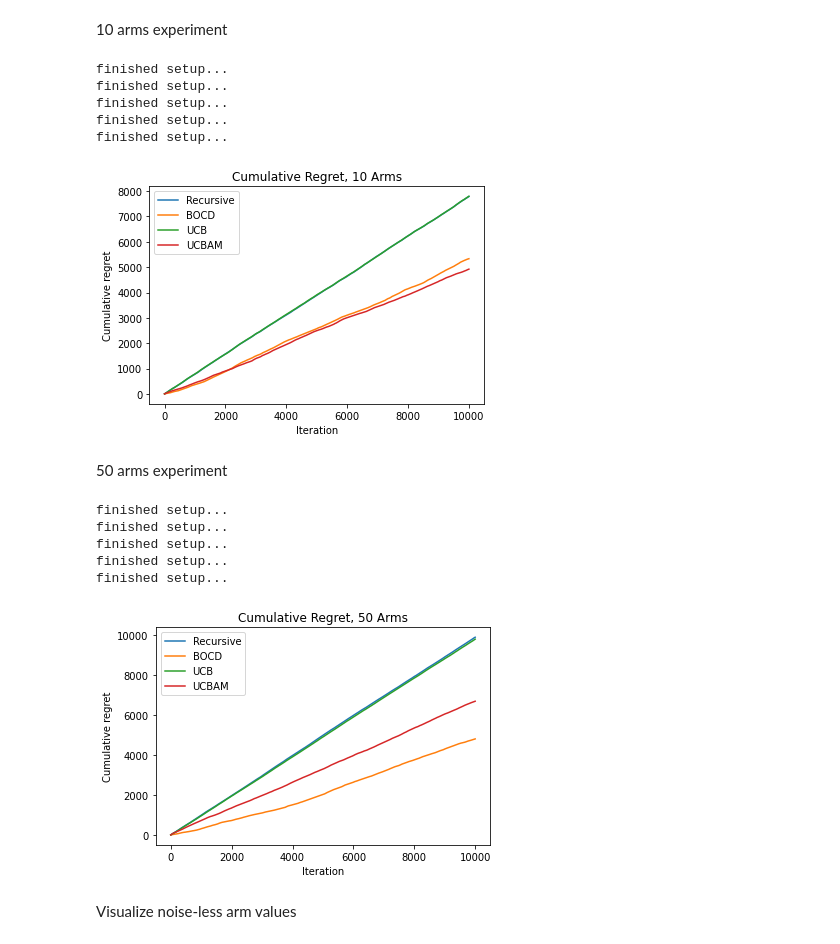
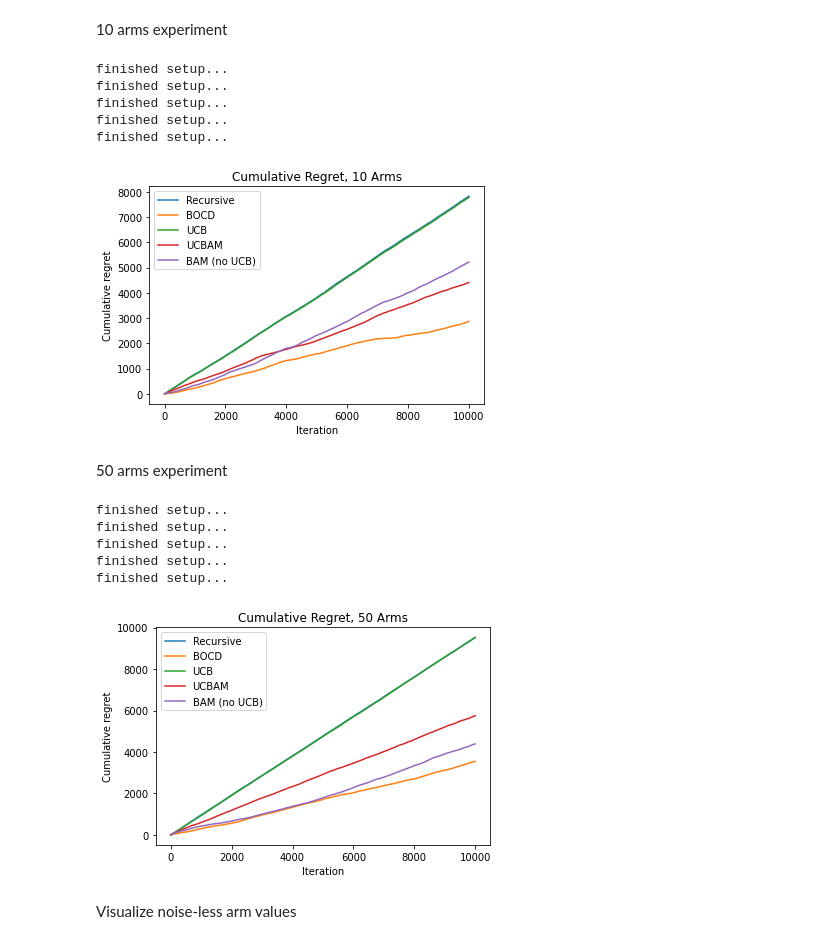
Before and after one commit to jfei3339/BAM-Experiments, a Jupyter notebook: experiment_2.ipynb, the cells around one changed output. Cells and saved outputs as stored; diff of their text form; code cells hidden in the pictures.

```diff
--- a/experiment_2.ipynb
+++ b/experiment_2.ipynb
@@ -115,20 +115,20 @@ UCB
 # %%
 def UCB(num_arms, time_steps, maxes, all_arms):
     arm_uses = [0.0000000001 for _ in range(num_arms)]
-    arm_avgs = [0 for _ in range(num_arms)]
+    arm_means = [0 for _ in range(num_arms)]
     regret = [0 for _ in range(time_steps + 1)]
     for t in range(1, time_steps + 1):
 
         # choose best arm
         confidence = (1 + t*(np.log(t)**2))
-        A = arm_avgs + confidence * np.sqrt(np.log(t) / arm_uses)
+        A = arm_means + confidence * np.sqrt(np.log(t) / arm_uses)
 
         # choose best arm
         arm_idx = np.argmax(A)
         arm_uses[arm_idx] += 1
-        n = arm_uses[arm_idx]
+        N = arm_uses[arm_idx]
         arm_val = all_arms[arm_idx, t] + np.random.normal(0, 0.25)
-        arm_avgs[arm_idx] = (1 - 1/(n+1))* arm_avgs[arm_idx] + (1/(n+1))*arm_val
+        arm_means[arm_idx] = (1 - 1/(N+1))* arm_means[arm_idx] + (1/(N+1))*arm_val
 
         # update regret
         regret[t] = maxes[t] - arm_val
@@ -139,23 +139,21 @@ UCBAM
 from sortedcontainers import SortedList
 
 def UCBAM(num_arms, time_steps, maxes, all_arms):
-    arm_uses = [0.0000000001 for _ in range(num_arms)]
+    arm_uses = np.array([0.0000000001 for _ in range(num_arms)])
     arm_means = [0 for _ in range(num_arms)]
     arm_data = [SortedList([]) for _ in range(num_arms)]
-    observations = [None for _ in range(time_steps + 1)]
     regret = [0 for _ in range(time_steps + 1)]
     known = False
     for t in range(1, time_steps + 1):
         if known:
             # Thompson sampling
-            arm_idx = np.argmax([np.random.normal(mean, 0.25) for mean in arm_means])
+            arm_idx = np.argmax(np.random.normal(arm_means, 0.25 / np.sqrt(0.0625 + arm_uses)))
         else:
             # UCB
             confidence = 1 + t*(np.log(t))**2
             arm_idx = np.argmax(arm_means + confidence * np.sqrt(np.log(t) / arm_uses))
 
         arm_val = all_arms[arm_idx, t] + np.random.normal(0, 0.25)
-        observations[t] = arm_val
         arm_uses[arm_idx] += 1
 
         if arm_val**2 <= (arm_val - arm_means[arm_idx])**2:
@@ -163,10 +161,9 @@ def UCBAM(num_arms, time_steps, maxes, all_arms):
         else:
             known = True
 
-        # BAM update chosen arm: somewhat greedy procedure.
-        arm_val
+        # BAM update chosen arm: greedy procedure.
         curr_mean = 0
-        W_count = 0
+        W_count = 0.0625
         chosen_arm_data = arm_data[arm_idx]
         if len(chosen_arm_data) > 0:
             lo, hi = chosen_arm_data.bisect_left(arm_val) - 1, chosen_arm_data.bisect_right(arm_val) - 1
@@ -206,9 +245,10 @@ def experiment(num_arms):
     regret_BOCD = BOCD(num_arms, time_steps, 8000 if num_arms == 10 else 5000, maxes, all_arms)
     regret_UCB = UCB(num_arms, time_steps, maxes, all_arms)
     regret_UCBAM = UCBAM(num_arms, time_steps, maxes, all_arms)
+    regret_BAM = BAM(num_arms, time_steps, maxes, all_arms)
 
 
-    return regret_recursive_bayes, regret_BOCD, regret_UCB, regret_UCBAM
+    return regret_recursive_bayes, regret_BOCD, regret_UCB, regret_UCBAM, regret_BAM
 # %% [markdown]
 10 arms experiment
 # %%
@@ -216,6 +256,7 @@ seeds_recursive = []
 seeds_BOCD = []
 seeds_UCB = []
 seeds_UCBAM = []
+seeds_BAM = []
 
 for seed in range(5):
     results = experiment(10)
@@ -223,16 +264,19 @@ for seed in range(5):
     seeds_BOCD.append(results[1])
     seeds_UCB.append(results[2])
     seeds_UCBAM.append(results[3])
+    seeds_BAM.append(results[4])
 
 regret_recursive = np.array(seeds_recursive).mean(axis = 0)
 regret_BOCD = np.array(seeds_BOCD).mean(axis = 0)
 regret_UCB = np.array(seeds_UCB).mean(axis = 0)
 regret_UCBAM = np.array(seeds_UCBAM).mean(axis = 0)
+regret_BAM = np.array(seeds_BAM).mean(axis = 0)
 
 plt.plot(np.cumsum(regret_recursive), label = 'Recursive')
 plt.plot(np.cumsum(regret_BOCD), label = 'BOCD')
 plt.plot(np.cumsum(regret_UCB), label = 'UCB')
 plt.plot(np.cumsum(regret_UCBAM), label = 'UCBAM')
+plt.plot(np.cumsum(regret_BAM), label = 'BAM (no UCB)')
 plt.xlabel('Iteration')
 plt.ylabel('Cumulative regret')
 plt.title('Cumulative Regret, 10 Arms')
@@ -244,7 +288,7 @@ finished setup...
 finished setup...
 finished setup...
 finished setup...
-[figure, old version]
+[figure, new version]
 # %% [markdown]
 50 arms experiment
 # %%
@@ -252,35 +296,39 @@ seeds_recursive = []
 seeds_BOCD = []
 seeds_UCB = []
 seeds_UCBAM = []
+seeds_BAM = []
 
 for seed in range(5):
     results = experiment(50)
     seeds_recursive.append(results[0])
     seeds_BOCD.append(results[1])
     seeds_UCB.append(results[2])
     seeds_UCBAM.append(results[3])
+    seeds_BAM.append(results[4])
 
 regret_recursive = np.array(seeds_recursive).mean(axis = 0)
 regret_BOCD = np.array(seeds_BOCD).mean(axis = 0)
 regret_UCB = np.array(seeds_UCB).mean(axis = 0)
 regret_UCBAM = np.array(seeds_UCBAM).mean(axis = 0)
+regret_BAM = np.array(seeds_BAM).mean(axis = 0)
 
 plt.plot(np.cumsum(regret_recursive), label = 'Recursive')
 plt.plot(np.cumsum(regret_BOCD), label = 'BOCD')
 plt.plot(np.cumsum(regret_UCB), label = 'UCB')
 plt.plot(np.cumsum(regret_UCBAM), label = 'UCBAM')
+plt.plot(np.cumsum(regret_BAM), label = 'BAM (no UCB)')
 plt.xlabel('Iteration')
 plt.ylabel('Cumulative regret')
 plt.title('Cumulative Regret, 50 Arms')
 plt.legend()
 plt.show()
 # %% [output]
 finished setup...
 finished setup...
 finished setup...
 finished setup...
 finished setup...
-[figure, old version]
+[figure, new version]
 # %% [markdown]
 Visualize noise-less arm values
 # %%
```
Also changed, not shown: parts of 4 cells of this notebook.
